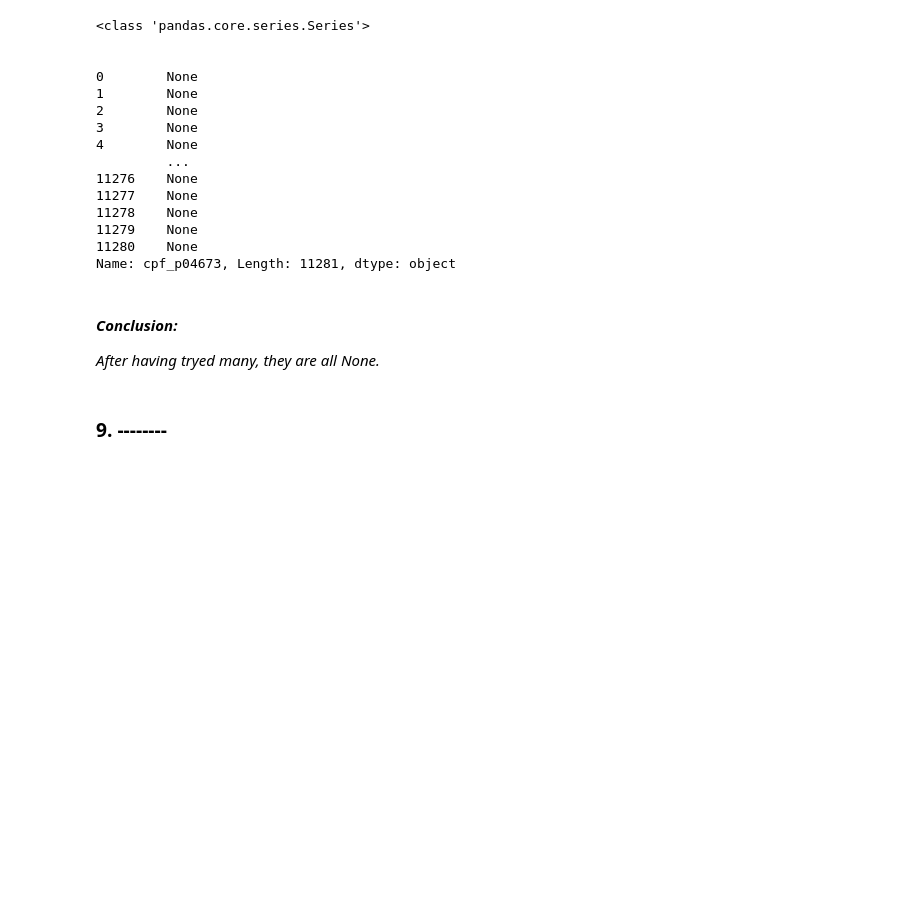
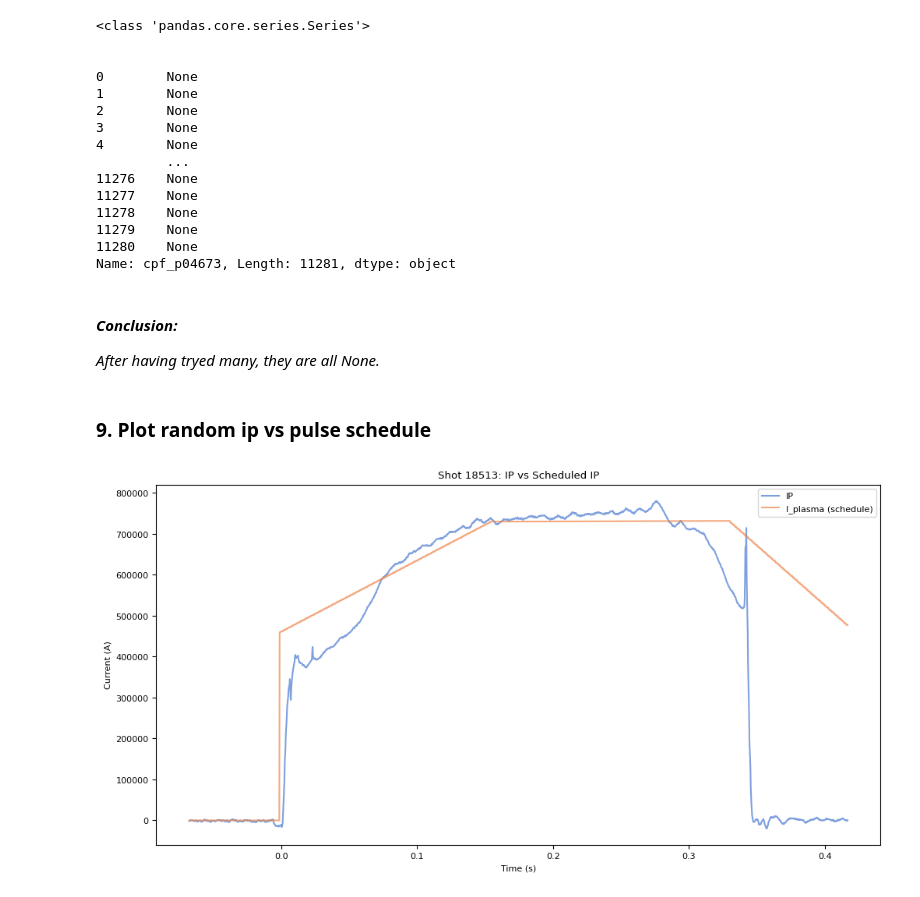
Before and after one commit to LouisBrusset/ITER-magnetics-diagnostic-analysis, a Jupyter notebook: notebooks/exploration/mast_metadata_analysis.ipynb, the cells around one changed output. Cells and saved outputs as stored; diff of their text form; code cells hidden in the pictures; blank space fills up the shorter version.

```diff
--- a/notebooks/exploration/mast_metadata_analysis.ipynb
+++ b/notebooks/exploration/mast_metadata_analysis.ipynb
@@ -1557,4 +1557,4 @@ Name: cpf_p04673, Length: 11281, dtype: object
 
 *After having tryed many, they are all None.*
 # %% [markdown]
-### 9. --------
+### 9. Plot random ip vs pulse schedule
@@ -1560,0 +1588,27 @@ Name: cpf_p04673, Length: 11281, dtype: object
+# %%
+def ip_vs_schedule(shot_id: int) -> None:
+
+    try:
+        ip = xr.open_zarr(f"https://s3.echo.stfc.ac.uk/mast/level2/shots/{shot_id}.zarr", group='summary')['ip']
+        ip_schedule = xr.open_zarr(f"https://s3.echo.stfc.ac.uk/mast/level2/shots/{shot_id}.zarr", group='pulse_schedule')['i_plasma']
+
+    except Exception as e:
+        print(f"Error processing shot {shot_id}: {e}")
+        return None
+
+    # Plotting
+    fig, ax = plt.subplots(figsize=(12, 6))
+    ax.plot(ip['time'], ip, label='IP', alpha=0.7)
+    ax.plot(ip_schedule['time'], ip_schedule, label='I_plasma (schedule)', alpha=0.7)
+    ax.set_xlabel('Time (s)')
+    ax.set_ylabel('Current (A)')
+    ax.set_title(f'Shot {shot_id}: IP vs Scheduled IP')
+    ax.legend()
+    plt.show()
+
+    return None
+# %%
+shot_id = np.random.choice(shot_ids)
+ip_vs_schedule(shot_id)
+# %% [output]
+[figure, added]
```
Also changed, not shown: parts of 1 cell of this notebook, 15 other files.
